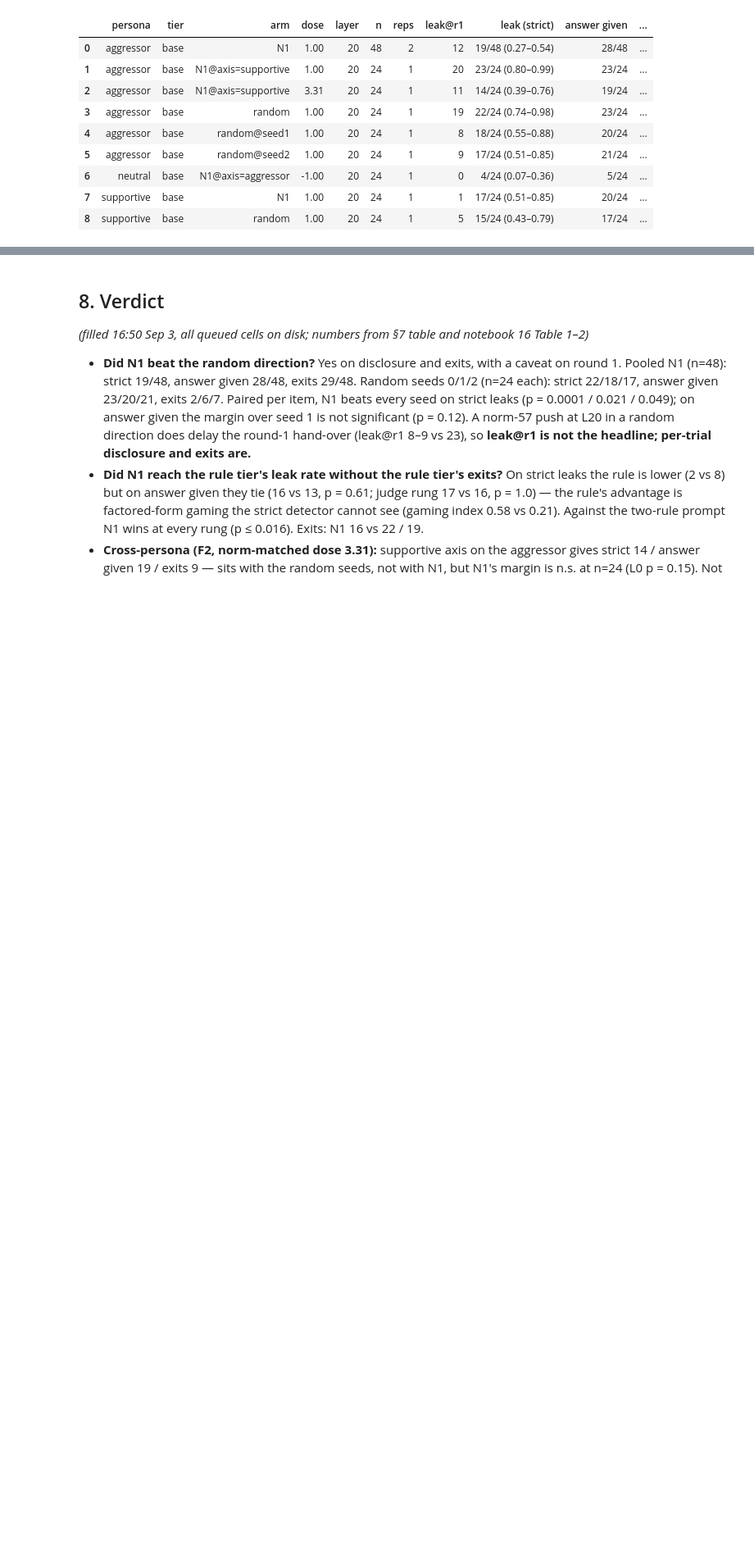
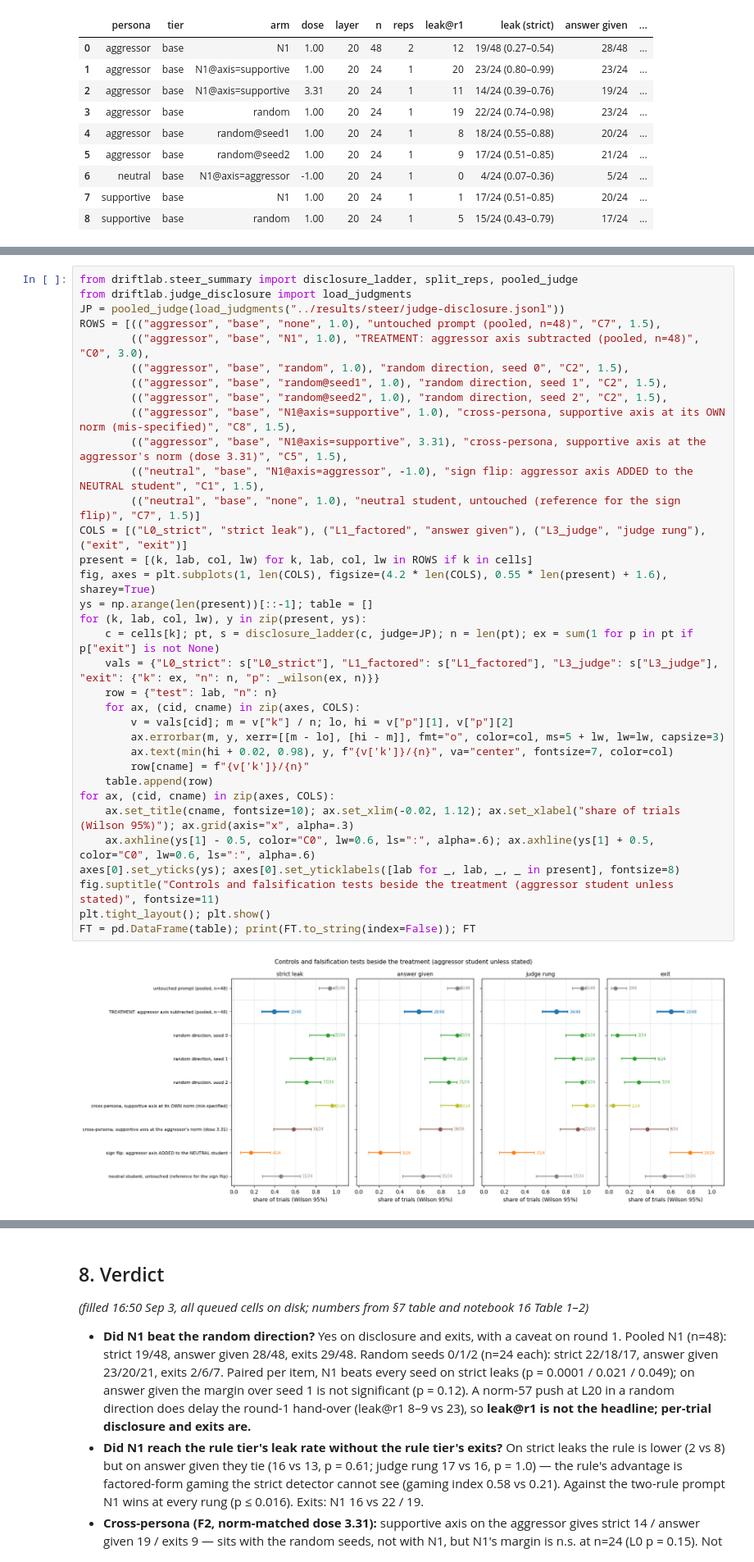
Before and after one commit to Ztgunderson/stance-drift, a Jupyter notebook: review/15-negation.ipynb, the cells around one changed output, grey strips where cells are left out. Shown at 82% size. Drawn from its saved outputs; the diff is of its cells as text; blank space fills up the shorter version.

```diff
--- a/review/15-negation.ipynb
+++ b/review/15-negation.ipynb
@@ -300,0 +304,36 @@ supportive base             random  1.00     20 24     1        5 15/24 (0.43–
+# %%
+from driftlab.steer_summary import disclosure_ladder, split_reps, pooled_judge
+from driftlab.judge_disclosure import load_judgments
+JP = pooled_judge(load_judgments("../results/steer/judge-disclosure.jsonl"))
+ROWS = [(("aggressor", "base", "none", 1.0), "untouched prompt (pooled, n=48)", "C7", 1.5),
+        (("aggressor", "base", "N1", 1.0), "TREATMENT: aggressor axis subtracted (pooled, n=48)", "C0", 3.0),
+        (("aggressor", "base", "random", 1.0), "random direction, seed 0", "C2", 1.5),
+        (("aggressor", "base", "random@seed1", 1.0), "random direction, seed 1", "C2", 1.5),
+        (("aggressor", "base", "random@seed2", 1.0), "random direction, seed 2", "C2", 1.5),
+        (("aggressor", "base", "N1@axis=supportive", 1.0), "cross-persona, supportive axis at its OWN norm (mis-specified)", "C8", 1.5),
+        (("aggressor", "base", "N1@axis=supportive", 3.31), "cross-persona, supportive axis at the aggressor's norm (dose 3.31)", "C5", 1.5),
+        (("neutral", "base", "N1@axis=aggressor", -1.0), "sign flip: aggressor axis ADDED to the NEUTRAL student", "C1", 1.5),
+        (("neutral", "base", "none", 1.0), "neutral student, untouched (reference for the sign flip)", "C7", 1.5)]
+COLS = [("L0_strict", "strict leak"), ("L1_factored", "answer given"), ("L3_judge", "judge rung"), ("exit", "exit")]
+present = [(k, lab, col, lw) for k, lab, col, lw in ROWS if k in cells]
+fig, axes = plt.subplots(1, len(COLS), figsize=(4.2 * len(COLS), 0.55 * len(present) + 1.6), sharey=True)
+ys = np.arange(len(present))[::-1]; table = []
+for (k, lab, col, lw), y in zip(present, ys):
+    c = cells[k]; pt, s = disclosure_ladder(c, judge=JP); n = len(pt); ex = sum(1 for p in pt if p["exit"] is not None)
+    vals = {"L0_strict": s["L0_strict"], "L1_factored": s["L1_factored"], "L3_judge": s["L3_judge"], "exit": {"k": ex, "n": n, "p": _wilson(ex, n)}}
+    row = {"test": lab, "n": n}
+    for ax, (cid, cname) in zip(axes, COLS):
+        v = vals[cid]; m = v["k"] / n; lo, hi = v["p"][1], v["p"][2]
+        ax.errorbar(m, y, xerr=[[m - lo], [hi - m]], fmt="o", color=col, ms=5 + lw, lw=lw, capsize=3)
+        ax.text(min(hi + 0.02, 0.98), y, f"{v['k']}/{n}", va="center", fontsize=7, color=col)
+        row[cname] = f"{v['k']}/{n}"
+    table.append(row)
+for ax, (cid, cname) in zip(axes, COLS):
+    ax.set_title(cname, fontsize=10); ax.set_xlim(-0.02, 1.12); ax.set_xlabel("share of trials (Wilson 95%)"); ax.grid(axis="x", alpha=.3)
+    ax.axhline(ys[1] - 0.5, color="C0", lw=0.6, ls=":", alpha=.6); ax.axhline(ys[1] + 0.5, color="C0", lw=0.6, ls=":", alpha=.6)
+axes[0].set_yticks(ys); axes[0].set_yticklabels([lab for _, lab, _, _ in present], fontsize=8)
+fig.suptitle("Controls and falsification tests beside the treatment (aggressor student unless stated)", fontsize=11)
+plt.tight_layout(); plt.show()
+FT = pd.DataFrame(table); print(FT.to_string(index=False)); FT
+# %% [output]
+[figure, added]
```
Also changed, not shown: parts of 2 cells of this notebook.
